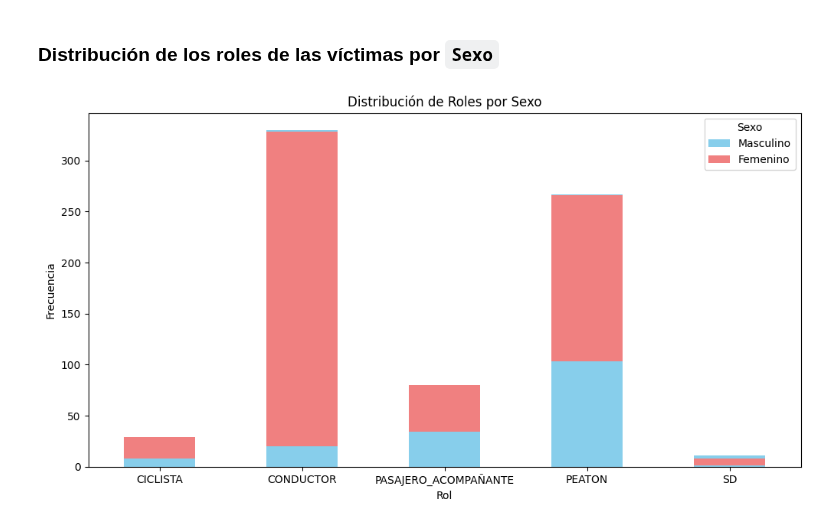
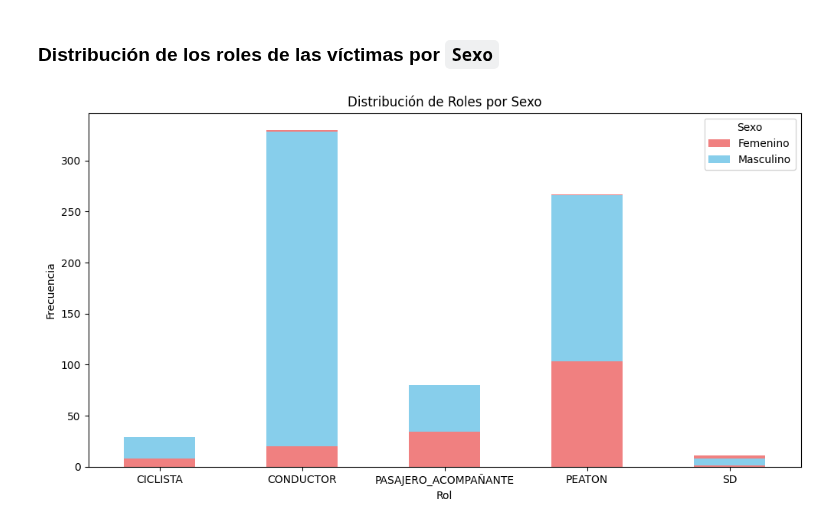
Before and after one commit to JimeFioni/PI-02-Siniestros-Viales, a Jupyter notebook: EDA.ipynb, the cells around one changed output. Cells and saved outputs as stored; diff of their text form; code cells hidden in the pictures.

```diff
--- a/EDA.ipynb
+++ b/EDA.ipynb
@@ -492,18 +492,18 @@ Text(0.5, 1.0, 'Proporción de Víctimas por Sexo')
 # %%
 # Crear una tabla de contingencia
 tabla_contingencia = pd.crosstab(df['Rol'], df['Sexo'])
 
 # Crear un gráfico de barras apiladas
-ax = tabla_contingencia.plot(kind='bar', stacked=True, figsize=(12, 6), color=['skyblue', 'lightcoral'])
+ax = tabla_contingencia.plot(kind='bar', stacked=True, figsize=(12, 6), color=["lightcoral",'skyblue'])
 plt.title('Distribución de Roles por Sexo')
 plt.xlabel('Rol')
 plt.ylabel('Frecuencia')
 
 # Agregar una leyenda
 handles, labels = ax.get_legend_handles_labels()
-plt.legend(handles=handles, labels=['Masculino', 'Femenino'], title='Sexo')
+plt.legend(handles=handles, labels=['Femenino', 'Masculino'], title='Sexo')
 
 plt.xticks(rotation=0)
 plt.show()
 # %% [output]
-[figure, old version]
+[figure, new version]
```
